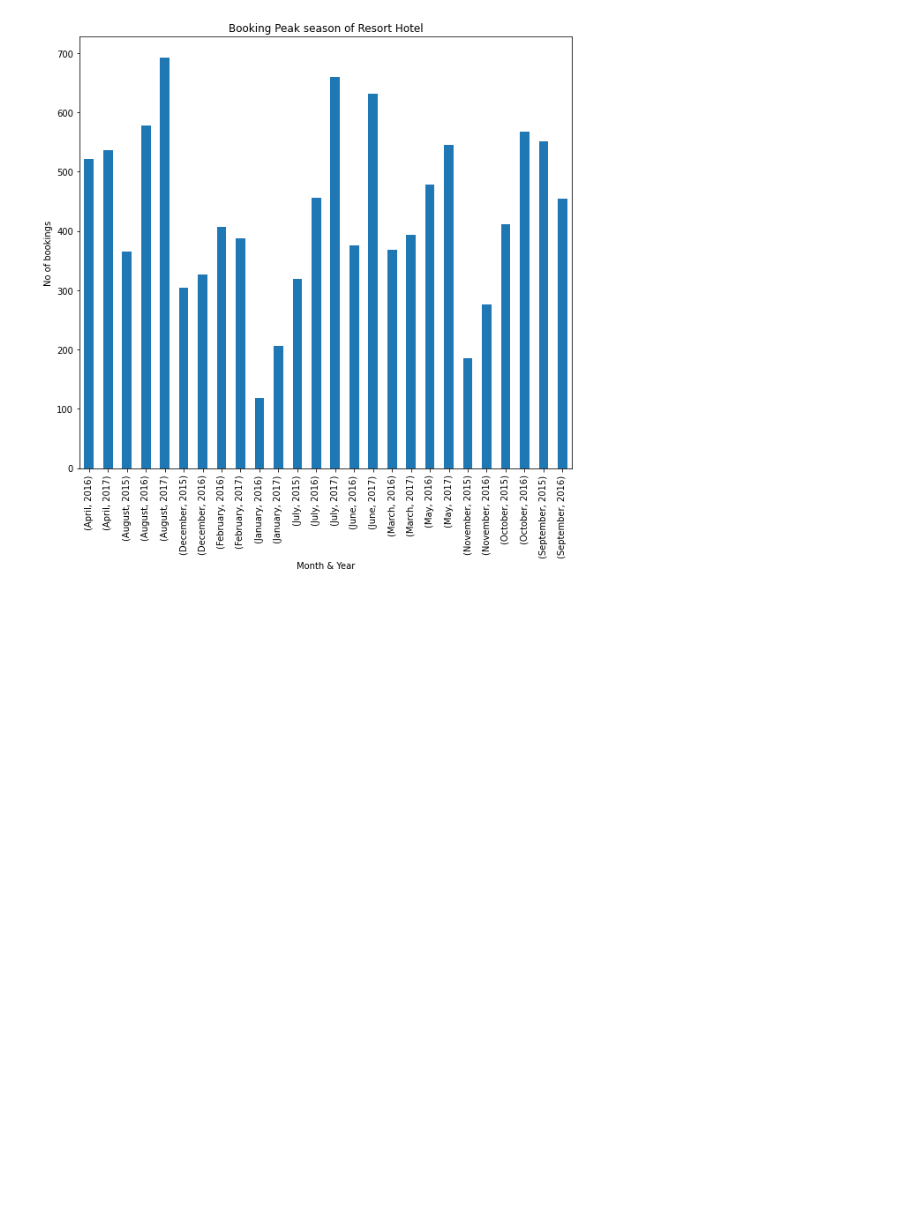
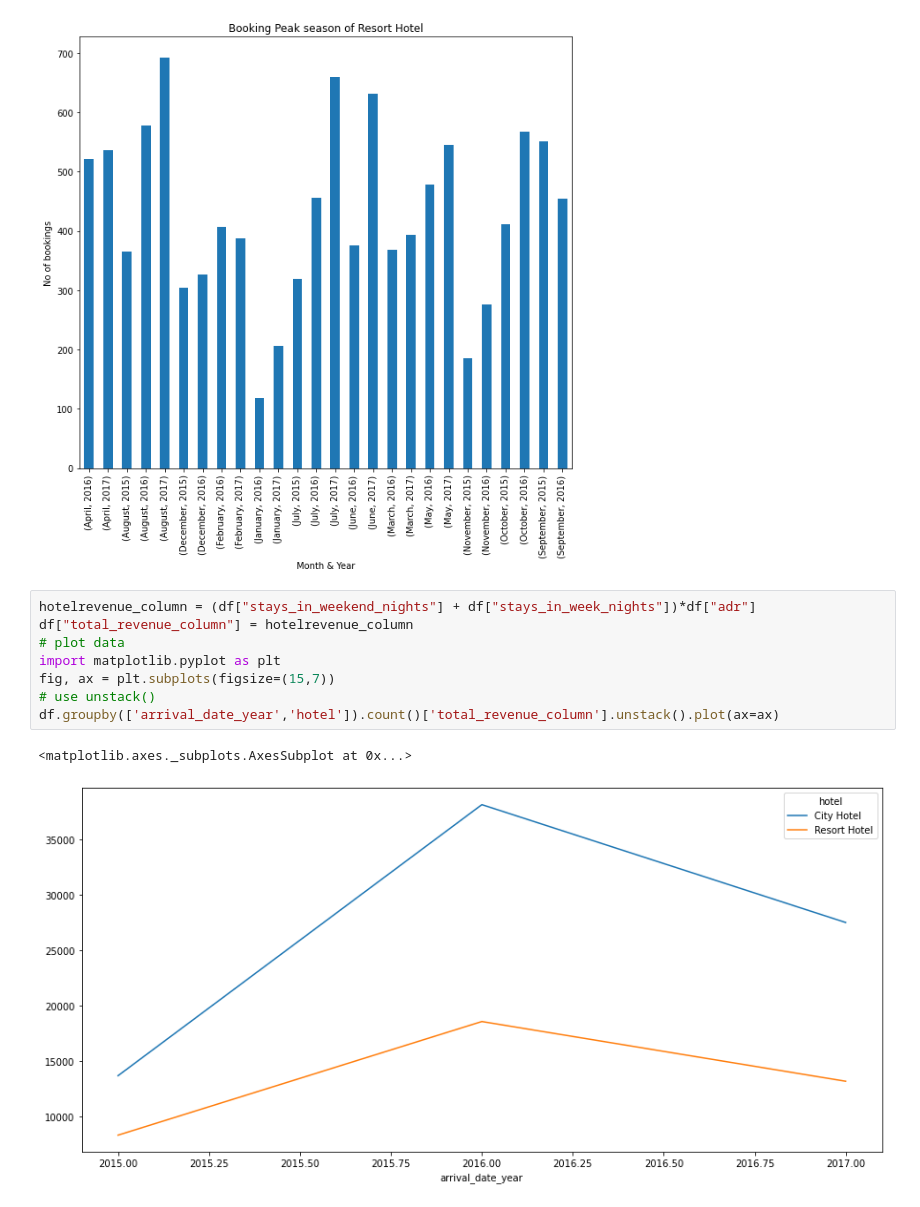
Before and after one commit to SujataAJadhav/CAPSTONE-1-Hotel-Booking-Analysis-SujataAJadhav, a Jupyter notebook: Capstone_Project_1_SujataAJAdhav_Hotel_Booking_Analysis.ipynb, the cells around one changed output. Drawn from its saved outputs; the diff is of its cells as text; blank space fills up the shorter version.

```diff
--- a/Capstone_Project_1_SujataAJAdhav_Hotel_Booking_Analysis.ipynb
+++ b/Capstone_Project_1_SujataAJAdhav_Hotel_Booking_Analysis.ipynb
@@ -159,3 +159,14 @@ dfg2.plot(kind='bar', title='Booking Peak season of Resort Hotel', ylabel='No of
 # %% [output]
 <matplotlib.axes._subplots.AxesSubplot at 0x...>
 [figure]
+# %%
+hotelrevenue_column = (df["stays_in_weekend_nights"] + df["stays_in_week_nights"])*df["adr"]
+df["total_revenue_column"] = hotelrevenue_column
+# plot data
+import matplotlib.pyplot as plt
+fig, ax = plt.subplots(figsize=(15,7))
+# use unstack()
+df.groupby(['arrival_date_year','hotel']).count()['total_revenue_column'].unstack().plot(ax=ax)
+# %% [output]
+<matplotlib.axes._subplots.AxesSubplot at 0x...>
+[figure, added]
```
